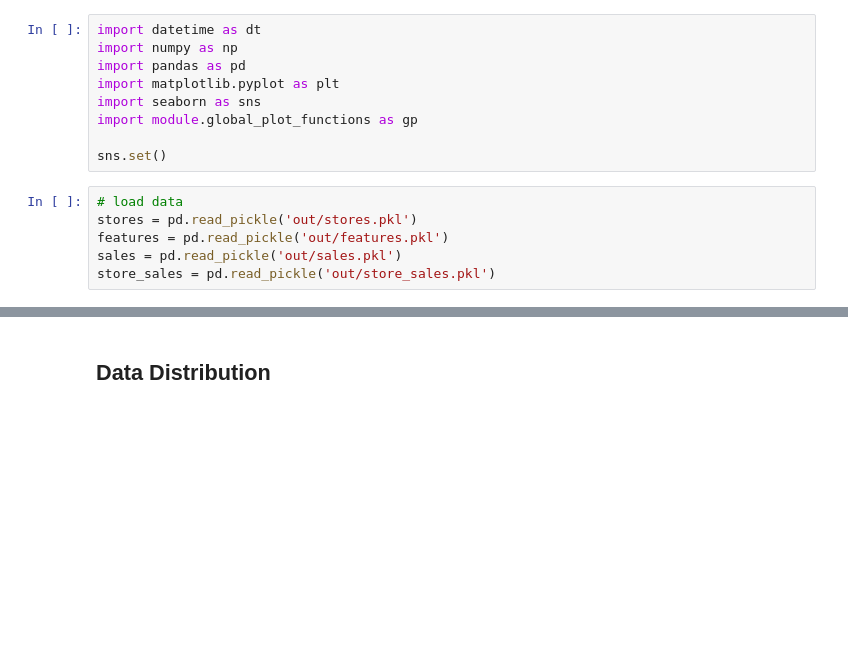
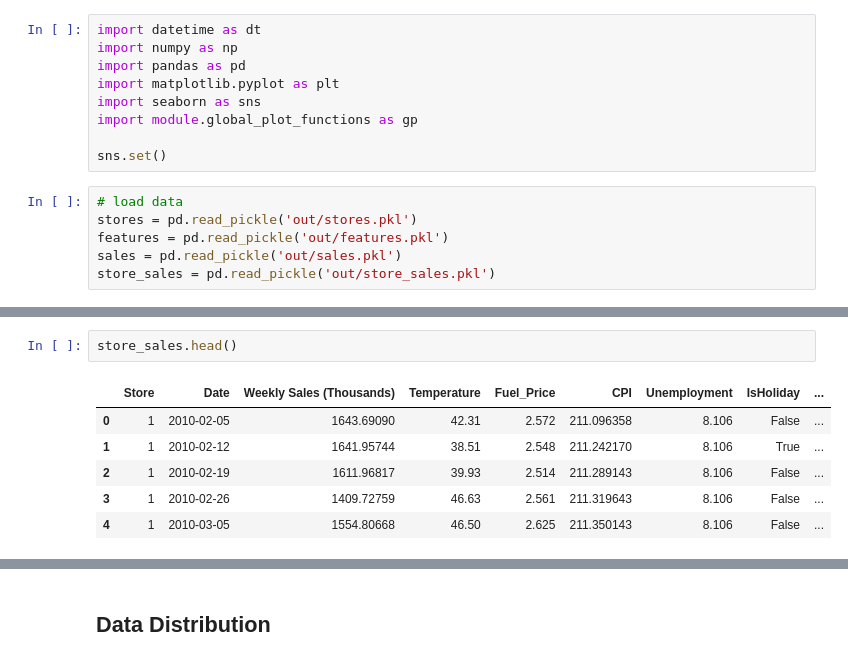
Before and after one commit to Raviknight/walmart_sales, a Jupyter notebook: walmart_eda1.ipynb, the cells around one changed output, grey strips where cells are left out. Cells and saved outputs as stored; diff of their text form; blank space fills up the shorter version.

```diff
--- a/walmart_eda1.ipynb
+++ b/walmart_eda1.ipynb
@@ -25,0 +66,9 @@ features.describe().to_csv('out/stats_features.csv')
+# %%
+store_sales.head()
+# %% [output]
+|  | Store | Date | Weekly Sales (Thousands) | Temperature | Fuel_Price | CPI | Unemployment | IsHoliday | ... |
+| 0 | 1 | 2010-02-05 | 1643.69090 | 42.31 | 2.572 | 211.096358 | 8.106 | False | ... |
+| 1 | 1 | 2010-02-12 | 1641.95744 | 38.51 | 2.548 | 211.242170 | 8.106 | True | ... |
+| 2 | 1 | 2010-02-19 | 1611.96817 | 39.93 | 2.514 | 211.289143 | 8.106 | False | ... |
+| 3 | 1 | 2010-02-26 | 1409.72759 | 46.63 | 2.561 | 211.319643 | 8.106 | False | ... |
+| 4 | 1 | 2010-03-05 | 1554.80668 | 46.50 | 2.625 | 211.350143 | 8.106 | False | ... |
```
Also changed, not shown: parts of 9 cells of this notebook, 2 other files.
